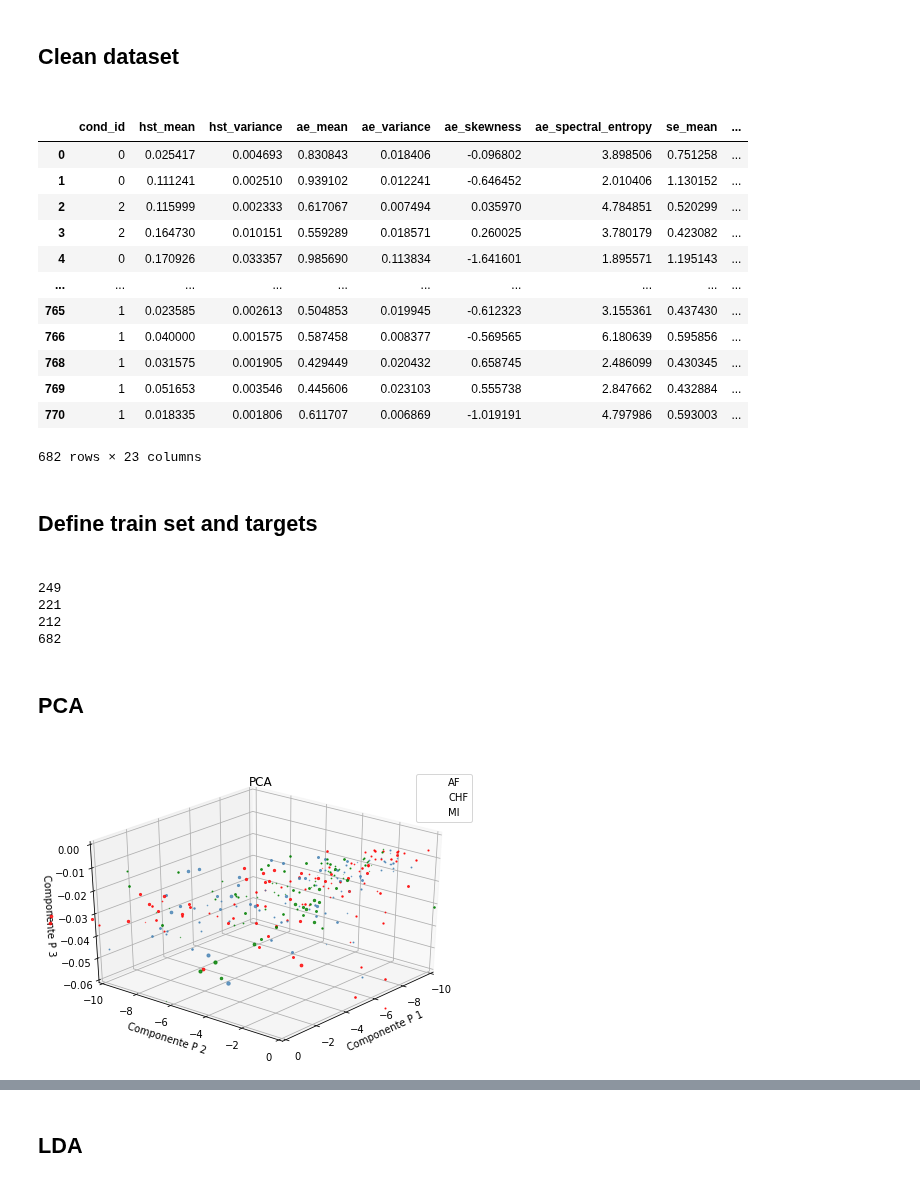
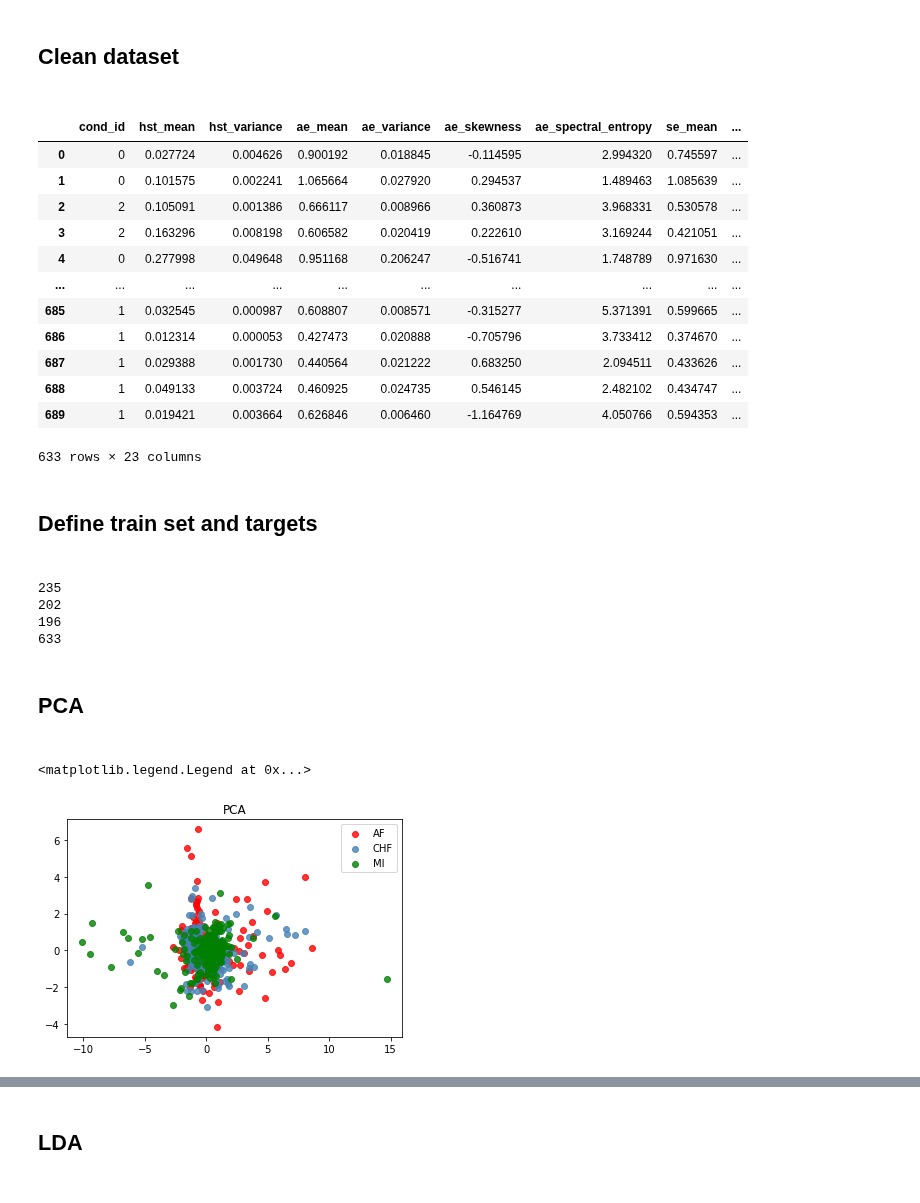
Before and after one commit to AlanPalomino/TTB_2020_2_13, a Jupyter notebook: Classification.ipynb, the cells around one changed output, grey strips where cells are left out. Saved outputs shown, nothing was run; the diff lists cells and outputs as text; code cells hidden in the pictures.

```diff
--- a/Classification.ipynb
+++ b/Classification.ipynb
@@ -9,7 +9,7 @@ import matplotlib.pyplot as plt
 # %% [markdown]
 <h2>Import data set<h2>
 # %%
-data=pd.read_csv("Test/Test_250ws.csv")
+data=pd.read_csv("Test/Test_500ws.csv")
 data
 # 0 - Fibrilacion Atrial
 # 1 - Congestión cardíaca
@@ -39,18 +39,18 @@ data = data.dropna()
 data
 # %% [output]
 |  | cond_id | hst_mean | hst_variance | ae_mean | ae_variance | ae_skewness | ae_spectral_entropy | se_mean | ... |
-| 0 | 0 | 0.025417 | 0.004693 | 0.830843 | 0.018406 | -0.096802 | 3.898506 | 0.751258 | ... |
-| 1 | 0 | 0.111241 | 0.002510 | 0.939102 | 0.012241 | -0.646452 | 2.010406 | 1.130152 | ... |
-| 2 | 2 | 0.115999 | 0.002333 | 0.617067 | 0.007494 | 0.035970 | 4.784851 | 0.520299 | ... |
-| 3 | 2 | 0.164730 | 0.010151 | 0.559289 | 0.018571 | 0.260025 | 3.780179 | 0.423082 | ... |
-| 4 | 0 | 0.170926 | 0.033357 | 0.985690 | 0.113834 | -1.641601 | 1.895571 | 1.195143 | ... |
+| 0 | 0 | 0.027724 | 0.004626 | 0.900192 | 0.018845 | -0.114595 | 2.994320 | 0.745597 | ... |
+| 1 | 0 | 0.101575 | 0.002241 | 1.065664 | 0.027920 | 0.294537 | 1.489463 | 1.085639 | ... |
+| 2 | 2 | 0.105091 | 0.001386 | 0.666117 | 0.008966 | 0.360873 | 3.968331 | 0.530578 | ... |
+| 3 | 2 | 0.163296 | 0.008198 | 0.606582 | 0.020419 | 0.222610 | 3.169244 | 0.421051 | ... |
+| 4 | 0 | 0.277998 | 0.049648 | 0.951168 | 0.206247 | -0.516741 | 1.748789 | 0.971630 | ... |
 | ... | ... | ... | ... | ... | ... | ... | ... | ... | ... |
-| 765 | 1 | 0.023585 | 0.002613 | 0.504853 | 0.019945 | -0.612323 | 3.155361 | 0.437430 | ... |
-| 766 | 1 | 0.040000 | 0.001575 | 0.587458 | 0.008377 | -0.569565 | 6.180639 | 0.595856 | ... |
-| 768 | 1 | 0.031575 | 0.001905 | 0.429449 | 0.020432 | 0.658745 | 2.486099 | 0.430345 | ... |
-| 769 | 1 | 0.051653 | 0.003546 | 0.445606 | 0.023103 | 0.555738 | 2.847662 | 0.432884 | ... |
-| 770 | 1 | 0.018335 | 0.001806 | 0.611707 | 0.006869 | -1.019191 | 4.797986 | 0.593003 | ... |
+| 685 | 1 | 0.032545 | 0.000987 | 0.608807 | 0.008571 | -0.315277 | 5.371391 | 0.599665 | ... |
+| 686 | 1 | 0.012314 | 0.000053 | 0.427473 | 0.020888 | -0.705796 | 3.733412 | 0.374670 | ... |
+| 687 | 1 | 0.029388 | 0.001730 | 0.440564 | 0.021222 | 0.683250 | 2.094511 | 0.433626 | ... |
+| 688 | 1 | 0.049133 | 0.003724 | 0.460925 | 0.024735 | 0.546145 | 2.482102 | 0.434747 | ... |
+| 689 | 1 | 0.019421 | 0.003664 | 0.626846 | 0.006460 | -1.164769 | 4.050766 | 0.594353 | ... |
-682 rows × 23 columns
+633 rows × 23 columns
 # %% [markdown]
 <h2>Define train set and targets<h2>
 # %%
@@ -64,58 +64,59 @@ atrial_f = a_f[["ae_mean","hst_mean","hst_variance","ae_variance","ae_skewness",
 congestive_h = c_c[["ae_mean","hst_mean","hst_variance","ae_variance","ae_skewness","ae_spectral_entropy","se_mean","se_variance","se_skewness","se_spectral_entropy","hfd_mean","hfd_variance","hfd_skewness","hfd_spectral_entropy","dfa_mean","dfa_variance","dfa_skewness","dfa_spectral_entropy","psd_mean","psd_variance","psd_skewness","psd_spectral_entropy"]]
 myocardial_i = m_i[["ae_mean","hst_mean","hst_variance","ae_variance","ae_skewness","ae_spectral_entropy","se_mean","se_variance","se_skewness","se_spectral_entropy","hfd_mean","hfd_variance","hfd_skewness","hfd_spectral_entropy","dfa_mean","dfa_variance","dfa_skewness","dfa_spectral_entropy","psd_mean","psd_variance","psd_skewness","psd_spectral_entropy"]]
 
-atrial_f_m = a_f[["ae_mean","hst_mean","se_mean","hfd_mean","dfa_mean","psd_mean"]]
-congestive_h_m = c_c[["ae_mean","hst_mean","se_mean","hfd_mean","dfa_mean","psd_mean"]]
-myocardial_i_m = m_i[["ae_mean","hst_mean","se_mean","hfd_mean","dfa_mean","psd_mean"]]
+atrial_f_m = a_f[["hst_mean","hst_variance","dfa_mean","dfa_variance","se_mean","ae_variance","psd_mean","psd_variance","hfd_mean","hfd_variance"]]
+congestive_h_m = c_c[["hst_mean","hst_variance","dfa_mean","dfa_variance","se_mean","ae_variance","psd_mean","psd_variance","hfd_mean","hfd_variance"]]
+myocardial_i_m = m_i[["hst_mean","hst_variance","dfa_mean","dfa_variance","se_mean","ae_variance","psd_mean","psd_variance","hfd_mean","hfd_variance"]]
 
 #Create target array for training
 targets=a_f['cond_id'].tolist()+m_i['cond_id'].tolist()+c_c['cond_id'].tolist()
 
 #Create input array for training
-X=pd.concat([atrial_f,myocardial_i,congestive_h],ignore_index=True)
+X=pd.concat([atrial_f_m,myocardial_i_m,congestive_h_m],ignore_index=True)
 X
 print(len(a_f))
 print(len(c_c))
 print(len(m_i))
 print(len(a_f)+len(c_c)+len(m_i))
 # %% [output]
-249
-221
-212
-682
+235
+202
+196
+633
 # %% [markdown]
 <h2>PCA<h2>
 # %%
 from sklearn.decomposition import PCA
 from sklearn.discriminant_analysis import LinearDiscriminantAnalysis
 from mpl_toolkits.mplot3d import Axes3D
 
-pca = PCA(n_components=3)
-pca_af = pca.fit(atrial_f).transform(atrial_f)
-pca_chf = pca.fit(congestive_h).transform(congestive_h)
-pca_mi = pca.fit(myocardial_i).transform(myocardial_i)
+pca = PCA(n_components=4)
+pca_af = pca.fit(atrial_f_m).transform(atrial_f_m)
+pca_chf = pca.fit(congestive_h_m).transform(congestive_h_m)
+pca_mi = pca.fit(myocardial_i_m).transform(myocardial_i_m)
 
 fig = plt.figure()
-ax = Axes3D(fig)
+#ax = Axes3D(fig)
 
 for i in range(0,len(pca_af)):
-    a = plt.scatter(pca_af[i,0],pca_af[i,2],pca_af[i,1],color='red',alpha=0.8)
+    a = plt.scatter(pca_af[i,0],pca_af[i,1],color='red',alpha=0.8)
 
 for i in range(0,len(pca_chf)):
-    b = plt.scatter(pca_chf[i,0],pca_chf[i,2],pca_chf[i,1],color='steelblue',alpha=0.8)
+    b = plt.scatter(pca_chf[i,0],pca_chf[i,1],color='steelblue',alpha=0.8)
 
 for i in range(0,len(pca_mi)):
-    c = plt.scatter(pca_mi[i,0],pca_mi[i,2],pca_mi[i,1],color="green",alpha=0.8)
+    c = plt.scatter(pca_mi[i,0],pca_mi[i,1],color="green",alpha=0.8)
 
 plt.title("PCA")
 ax.set_xlabel('Componente P 1')
 ax.set_ylabel('Componente P 2')
-ax.set_zlabel('Componente P 3')
+#ax.set_zlabel('Componente P 3')
 plt.legend((a,b,c),("AF","CHF","MI"))
-plt.xlim(-10,0)
-plt.ylim(-10,0)
-ax.set_zlim(-0.06,0)
-for angle in range(0, 360):
-    ax.view_init(30, 40)
+#plt.xlim(-10,0)
+#plt.ylim(-10,0)
+#ax.set_zlim(-0.06,0)
+#for angle in range(0, 360):
+   # ax.view_init(30, 40)
 # %% [output]
+<matplotlib.legend.Legend at 0x...>
-[figure, old version]
+[figure, new version]
```
Also changed, not shown: parts of 8 cells of this notebook.
